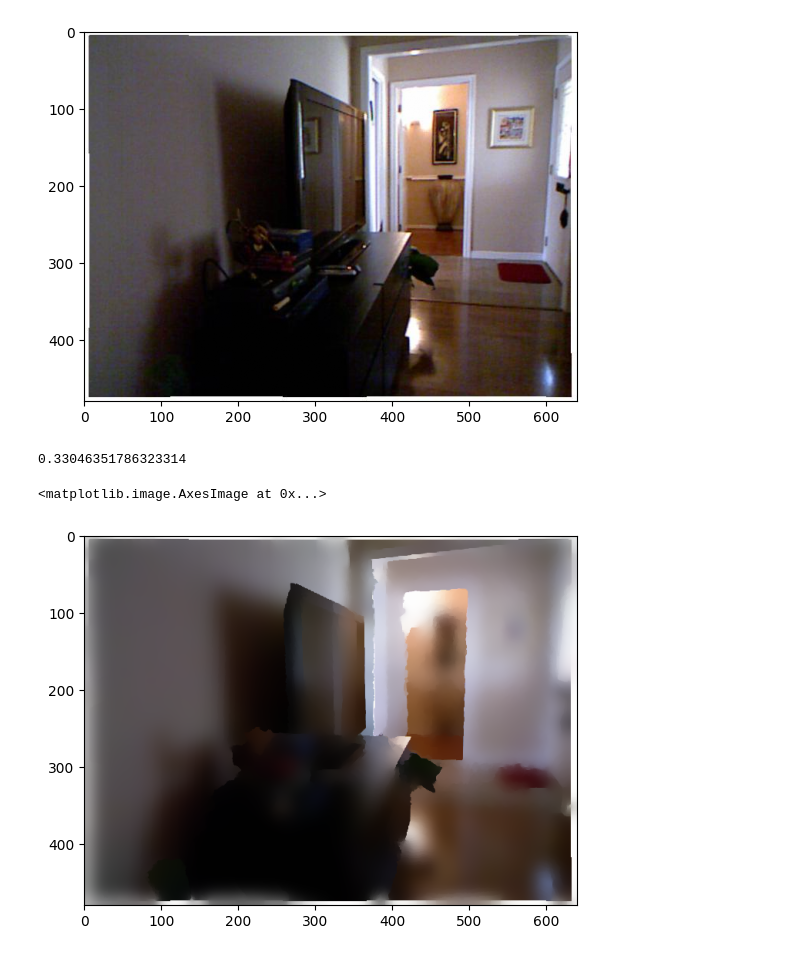
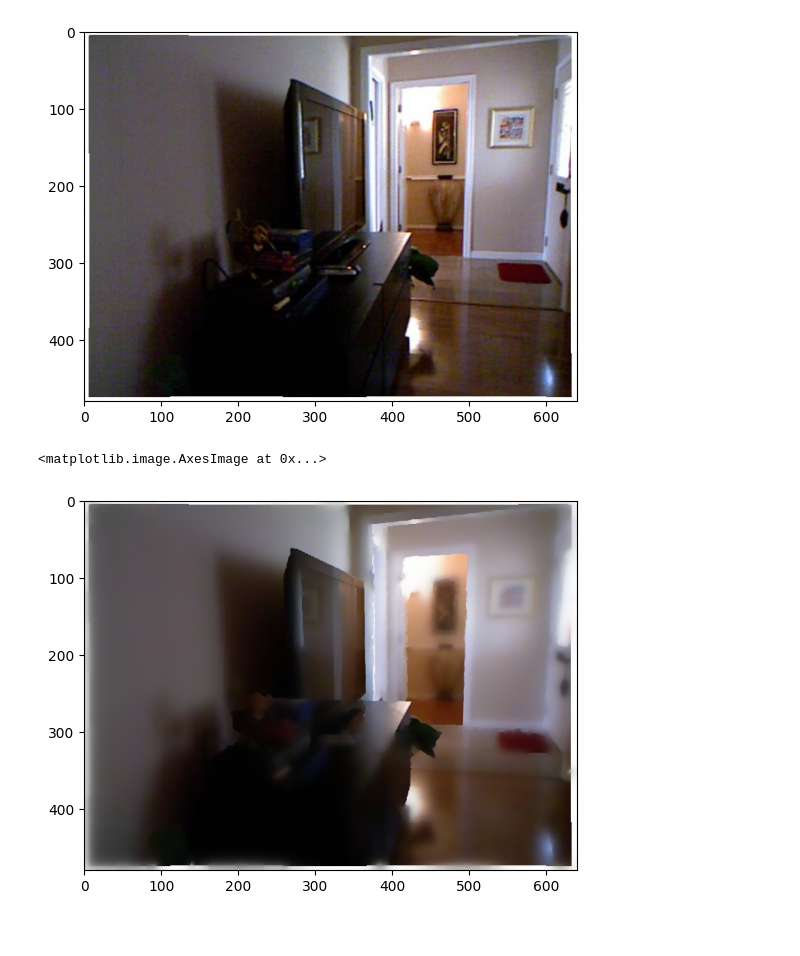
Before and after one commit to UCSD-E4E/depthwise_color_constancy, a Jupyter notebook: nyc_process.ipynb, the cells around one changed output. Saved outputs shown, nothing was run; the diff lists cells and outputs as text; code cells hidden in the pictures.

```diff
--- a/nyc_process.ipynb
+++ b/nyc_process.ipynb
@@ -16,11 +16,9 @@ plt.imshow(rgb[:,:,::-1])
 <matplotlib.image.AxesImage at 0x...>
 [figure]
 # %%
-a_c_new = np.fromfile(f"./data/realsense_tests/{test}-lim-99-500.bin")
-print(a_c_new.mean())
+a_c_new = np.fromfile(f"./data/realsense_tests/{test}-lim.bin", dtype=np.float32)
 a_c_new = a_c_new.reshape(rgb.shape)
 plt.imshow(a_c_new[:,:,::-1])
 # %% [output]
-0.33046351786323314
+<matplotlib.image.AxesImage at 0x...>
-<matplotlib.image.AxesImage at 0x...>
-[figure, old version]
+[figure, new version]
```
Also changed, not shown: 1 other file.
